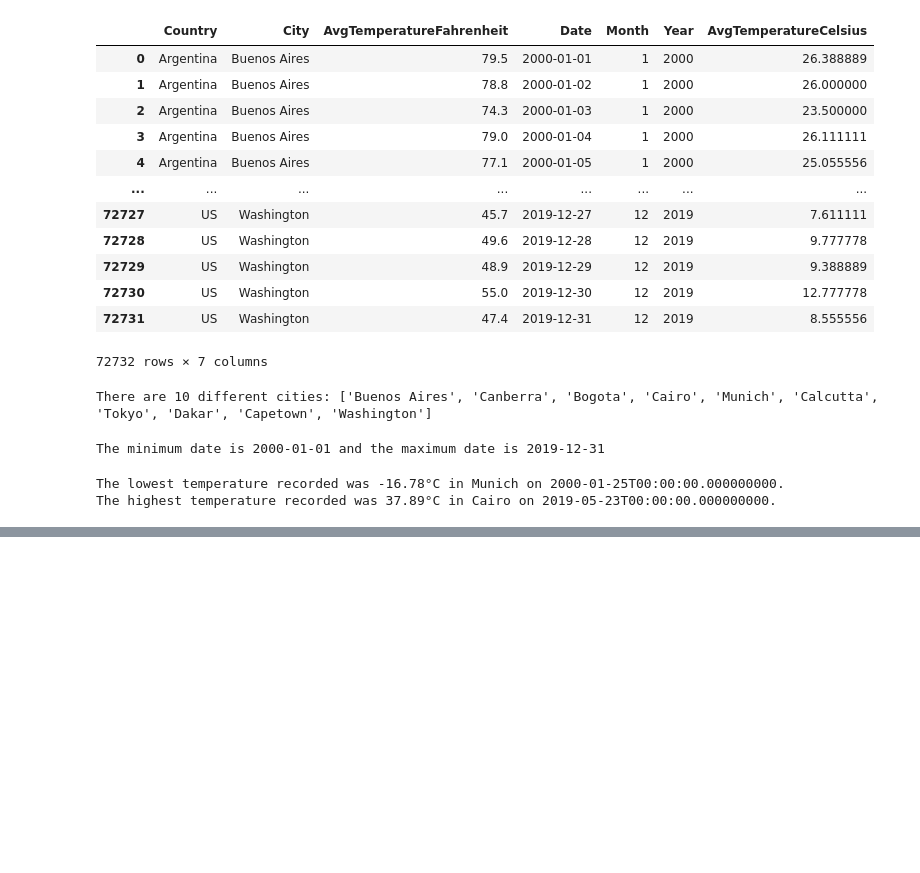
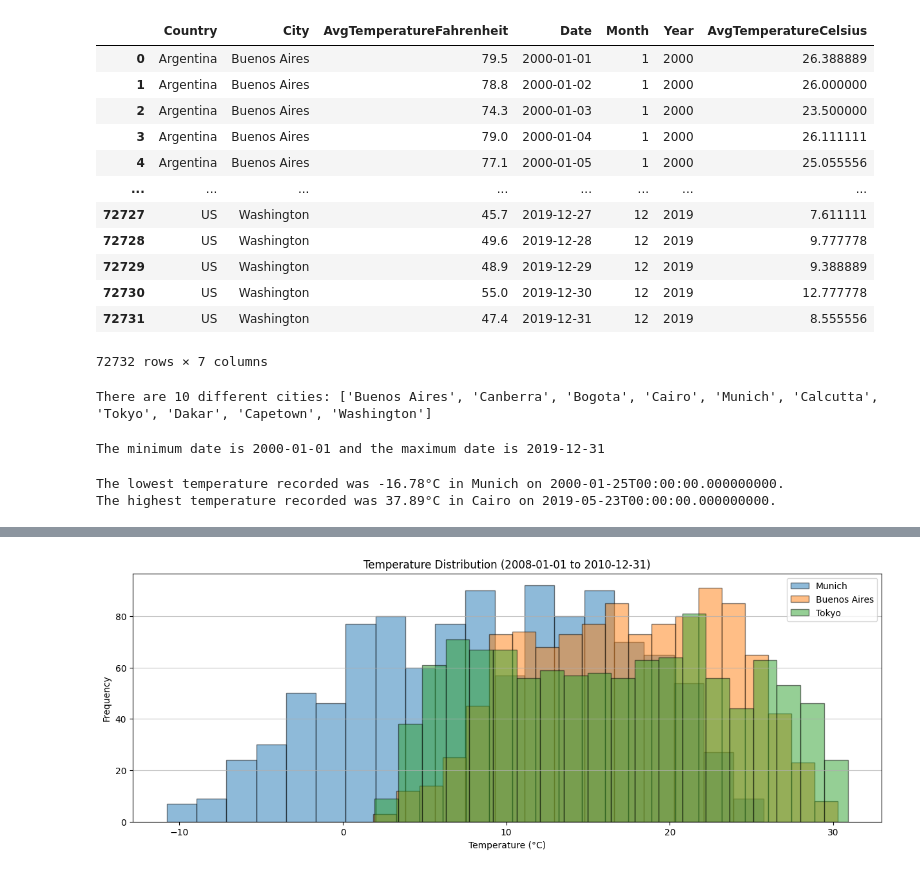
Before and after one commit to FabrizioTroche/eae_ipld_project, a Jupyter notebook: development/03_temperatures_dashboard.ipynb, the cells around one changed output, grey strips where cells are left out. Saved outputs shown, nothing was run; the diff lists cells and outputs as text; code cells hidden in the pictures; blank space fills up the shorter version.

```diff
--- a/development/03_temperatures_dashboard.ipynb
+++ b/development/03_temperatures_dashboard.ipynb
@@ -195,17 +223,18 @@ plt.show()
 # %%
 # TODO: Build the histogram plot for the selected cities using the city_df_period AvgTemperatureCelsius column as the data to plot for each one
 
 plt.figure(figsize=(15, 5))
 
-# for city in selected_cities:
-#     city_df = None            # TODO: get a dataframe with the rows of the selected city
-#     city_df_period = None     # TODO: get a dataframe with the rows of the selected city and the selected period of time using the Date column and any of the <, >, <=, >= operators to compare with start_date and end_date
-#     plt.hist()                    # TODO: plot each city histogram in the same plot and use the label parameter to set the legend name for each city
+for city in selected_cities:
+    city_df = temps_df[temps_df["City"] == city]            # TODO: get a dataframe with the rows of the selected city
+    city_df_period = city_df[(city_df["Date"] >= start_date) & (city_df["Date"] <= end_date)]     # TODO: get a dataframe with the rows of the selected city and the selected period of time using the Date column and any of the <, >, <=, >= operators to compare with start_date and end_date
+    plt.hist(city_df_period["AvgTemperatureCelsius"], bins=20, alpha=0.5, label=city, edgecolor="black")                    # TODO: plot each city histogram in the same plot and use the label parameter to set the legend name for each city
 
-# plt.title()   # TODO
-# plt.xlabel()  # TODO
-# plt.ylabel()  # TODO
-
+plt.title(f"Temperature Distribution ({start_date.date()} to {end_date.date()})")
+plt.xlabel("Temperature (°C)")
+plt.ylabel("Frequency")
 plt.legend()
-
+plt.grid(axis="y", alpha=0.75)
 plt.show()
+# %% [output]
+[figure, added]
```
Also changed, not shown: parts of 4 cells of this notebook, 2 other files.
